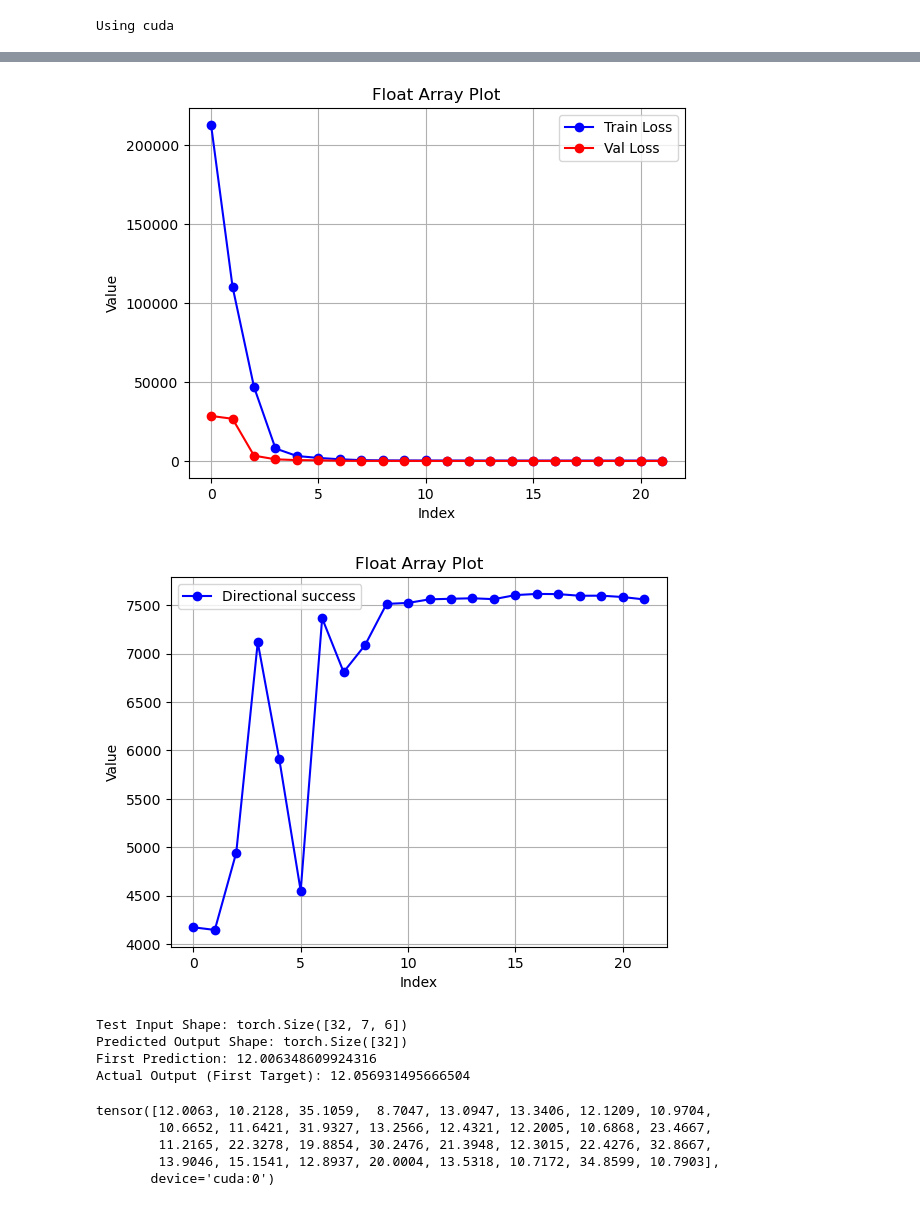
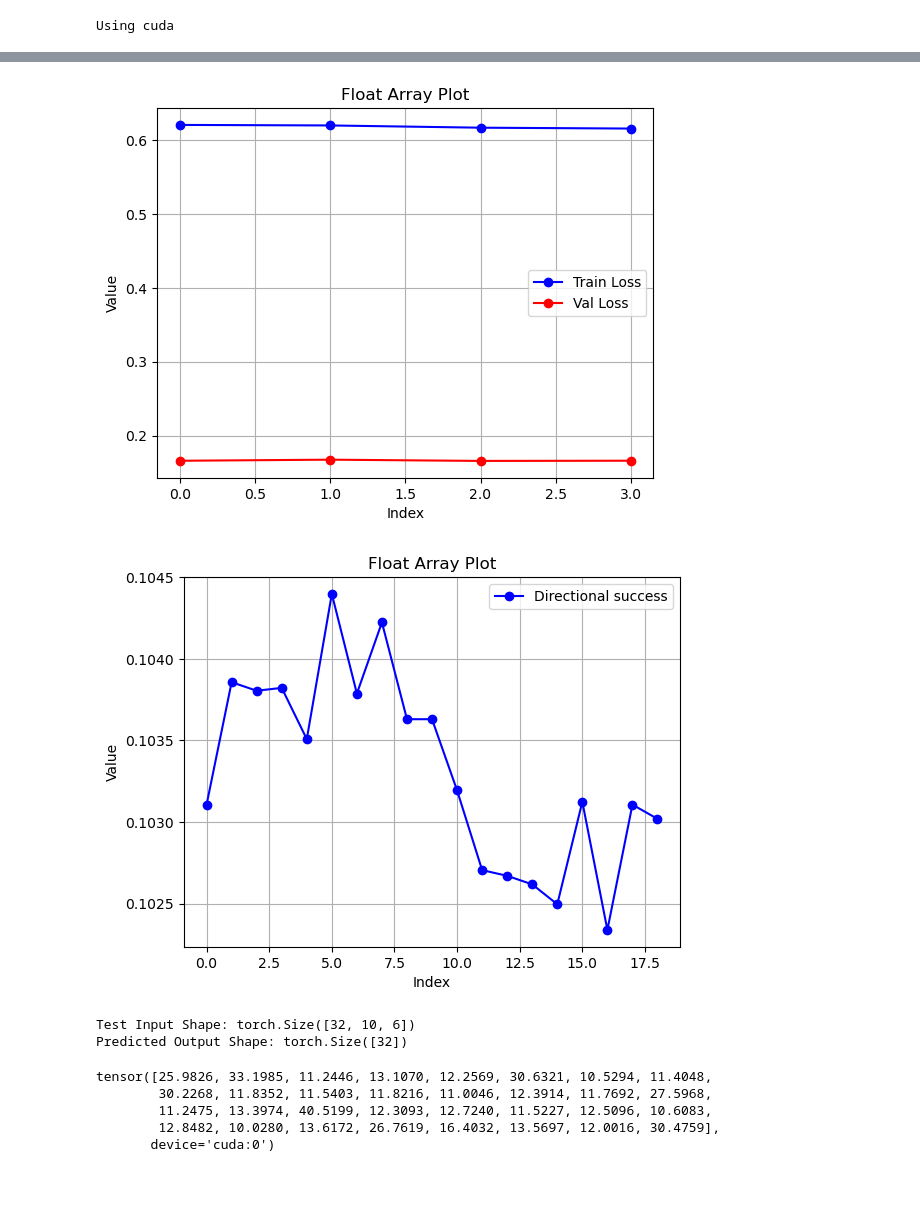
Before and after one commit to cheeseburgerhere/FinanceTrader, a Jupyter notebook: Model/LSTMwithPytorch.ipynb, the cells around one changed output, grey strips where cells are left out. Cells and saved outputs as stored; diff of their text form; code cells hidden in the pictures.

```diff
--- a/Model/LSTMwithPytorch.ipynb
+++ b/Model/LSTMwithPytorch.ipynb
@@ -217,6 +246,8 @@ def directional_loss(outputs, targets, sequences):
     mismatches = (pred_dir != true_dir).float()
     return mismatches.mean()
 # %%
+dirLoss=True
+
 def train_one_epoch(model,optimizer,criterion,train_loader):
     model.train()
     model.to(device)
@@ -229,8 +260,8 @@ def train_one_epoch(model,optimizer,criterion,train_loader):
         mse=criterion(outputs.squeeze(), targets)
         dir_loss = directional_loss(outputs, targets, sequences)
 
-        # loss = mse + alpha * dir_loss
-        loss = mse
+        loss = mse + alpha * dir_loss*dirLoss
+        # loss = mse
 
         loss.backward()
         optimizer.step()
@@ -259,7 +290,7 @@ def validate(model,criterion,val_loader):
             mse=criterion(outputs.squeeze(), targets)
             dir_loss = directional_loss(outputs, targets, sequences)
 
-            # loss = mse + alpha * dir_loss
+            loss = mse + alpha * dir_loss*dirLoss
             loss = mse
 
 
@@ -268,8 +299,8 @@ def validate(model,criterion,val_loader):
     # print(f"Validation Loss: {val_loss / len(val_loader):.4f}")
 # %%
 # Initialize model, loss function, and optimizer
-# model = LSTMModel(input_size, hidden_size, num_layers, output_size)
-model = LSTMDoubleAttentionModel(input_size, hidden_size, output_size, num_layers)
+# model = LSTMDoubleAttentionModel(input_size, hidden_size, output_size, num_layers)
+model = LSTMDoubleAttentionModel(input_size, embed_dim, hidden_size, output_size, num_layers)
 
 criterion = nn.MSELoss()
 optimizer = torch.optim.Adam(model.parameters(), lr=learning_rate)
@@ -278,13 +309,27 @@ optimizer = torch.optim.Adam(model.parameters(), lr=learning_rate)
 valLosses=[]
 trainLosses=[]
 DAvals=[]
+earlyStopper=0
 # Training loop
 for epoch in range(epochs):
 
     epoch_loss=train_one_epoch(model,optimizer,criterion,train_loader)
     val_loss, direction=validate(model,criterion,val_loader)
+    #just code the losses as their own variable
+    val_loss=val_loss / len(val_loader)
+    epoch_loss=epoch_loss / len(train_loader)
+    direction=direction / len(nameAll)
+
     valLosses.append(val_loss)
     trainLosses.append(epoch_loss)
     DAvals.append(direction)
-    print(f"Epoch {epoch+1}/{epochs}, Loss: {epoch_loss / len(train_loader):.4f}, Validation Loss: {val_loss / len(val_loader):.4f}, Directional Accuracy: {direction / len(nameAll):.4f}")
+
+    print(f"Epoch {epoch+1}/{epochs}, Loss: {epoch_loss:.4f}, Validation Loss: {val_loss:.4f}, Directional Accuracy: {direction:.4f}")
+    if(val_loss>=valLosses[-1]):
+        earlyStopper+=1
+        if(earlyStopper>5):
+            print("Early Stopping")
+            break
+    else:
+        earlyStopper=0
 # %% [output]
@@ -309,31 +354,31 @@ KeyboardInterrupt:
 # %%
 import matplotlib.pyplot as plt
 import numpy as np
-startPoint=0
+startPoint=30
 # Example float array
 val_array = valLosses[startPoint:]
 train_array = trainLosses[startPoint:]
 
 # Create an x-axis for the data points
 x = np.arange(len(train_array))
 y = np.arange(len(val_array))
 
 # Plot the graph
 plt.plot(x, train_array, marker='o', linestyle='-', color='b', label='Train Loss')
 plt.plot(y, val_array, marker='o', linestyle='-', color='r', label='Val Loss')
 
 # Add labels and title
 plt.xlabel('Index')
 plt.ylabel('Value')
 plt.title('Float Array Plot')
 plt.legend()
 
 plt.grid(True)
 plt.show()
 # %% [output]
-[figure, old version]
+[figure, new version]
 # %%
-startPoint=0
+startPoint=15
 da_array = DAvals[startPoint:]
 # Create an x-axis for the data points
 x = np.arange(len(da_array))
@@ -349,7 +394,7 @@ plt.legend()
 plt.grid(True)
 plt.show()
 # %% [output]
-[figure, old version]
+[figure, new version]
 # %%
 # Extract one batch of data for testing
 model.to(device)
@@ -369,20 +414,16 @@ with torch.no_grad():  # Disable gradient calculations for inference
     predicted=predicted.squeeze()
 # Check shapes and results
 print(f"Predicted Output Shape: {predicted.shape}")
-print(f"First Prediction: {predicted[0].item()}")
-print(f"Actual Output (First Target): {realOutput[0].item()}")
 
 predicted
 # testInput.shape
 # %% [output]
-Test Input Shape: torch.Size([32, 7, 6])
+Test Input Shape: torch.Size([32, 10, 6])
 Predicted Output Shape: torch.Size([32])
-First Prediction: 12.006348609924316
-Actual Output (First Target): 12.056931495666504
-tensor([12.0063, 10.2128, 35.1059,  8.7047, 13.0947, 13.3406, 12.1209, 10.9704,
-        10.6652, 11.6421, 31.9327, 13.2566, 12.4321, 12.2005, 10.6868, 23.4667,
-        11.2165, 22.3278, 19.8854, 30.2476, 21.3948, 12.3015, 22.4276, 32.8667,
-        13.9046, 15.1541, 12.8937, 20.0004, 13.5318, 10.7172, 34.8599, 10.7903],
+tensor([25.9826, 33.1985, 11.2446, 13.1070, 12.2569, 30.6321, 10.5294, 11.4048,
+        30.2268, 11.8352, 11.5403, 11.8216, 11.0046, 12.3914, 11.7692, 27.5968,
+        11.2475, 13.3974, 40.5199, 12.3093, 12.7240, 11.5227, 12.5096, 10.6083,
+        12.8482, 10.0280, 13.6172, 26.7619, 16.4032, 13.5697, 12.0016, 30.4759],
        device='cuda:0')
 # %%
 realOutput
```
Also changed, not shown: parts of 13 cells of this notebook.
